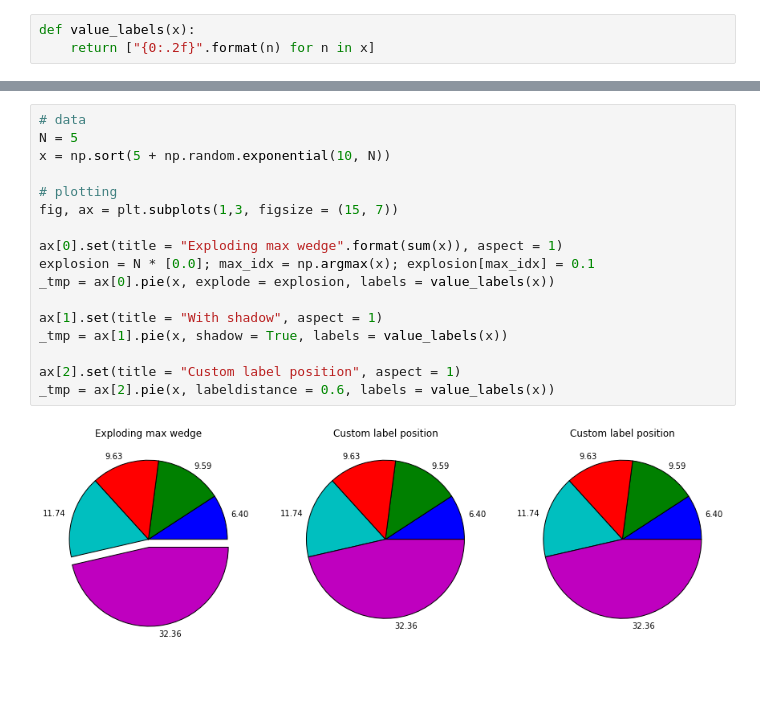
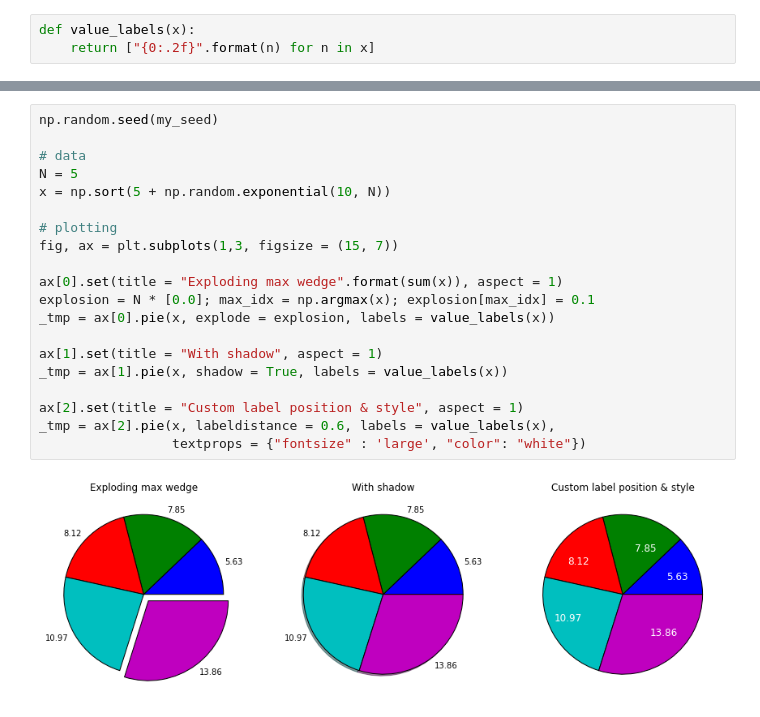
Before and after one commit to mmathioudakis/matplotlib_plot_examples, a Jupyter notebook: little_matplotlib_cookbook.ipynb, the cells around one changed output, grey strips where cells are left out. Saved outputs shown, nothing was run; the diff lists cells and outputs as text; blank space fills up the shorter version.

Commit message:
added fixed seed, edited last pie example

```diff
--- a/little_matplotlib_cookbook.ipynb
+++ b/little_matplotlib_cookbook.ipynb
@@ -467,19 +499,22 @@ _tmp = ax[2].pie(z, labels = value_labels(z))
 # %%
+np.random.seed(my_seed)
+
 # data
 N = 5
 x = np.sort(5 + np.random.exponential(10, N))
 
 # plotting
 fig, ax = plt.subplots(1,3, figsize = (15, 7))
 
 ax[0].set(title = "Exploding max wedge".format(sum(x)), aspect = 1)
 explosion = N * [0.0]; max_idx = np.argmax(x); explosion[max_idx] = 0.1
 _tmp = ax[0].pie(x, explode = explosion, labels = value_labels(x))
 
 ax[1].set(title = "With shadow", aspect = 1)
 _tmp = ax[1].pie(x, shadow = True, labels = value_labels(x))
 
-ax[2].set(title = "Custom label position", aspect = 1)
-_tmp = ax[2].pie(x, labeldistance = 0.6, labels = value_labels(x))
+ax[2].set(title = "Custom label position & style", aspect = 1)
+_tmp = ax[2].pie(x, labeldistance = 0.6, labels = value_labels(x),
+                 textprops = {"fontsize" : 'large', "color": "white"})
 # %% [output]
-[figure, old version]
+[figure, new version]
```
Also changed, not shown: parts of 18 cells of this notebook.
